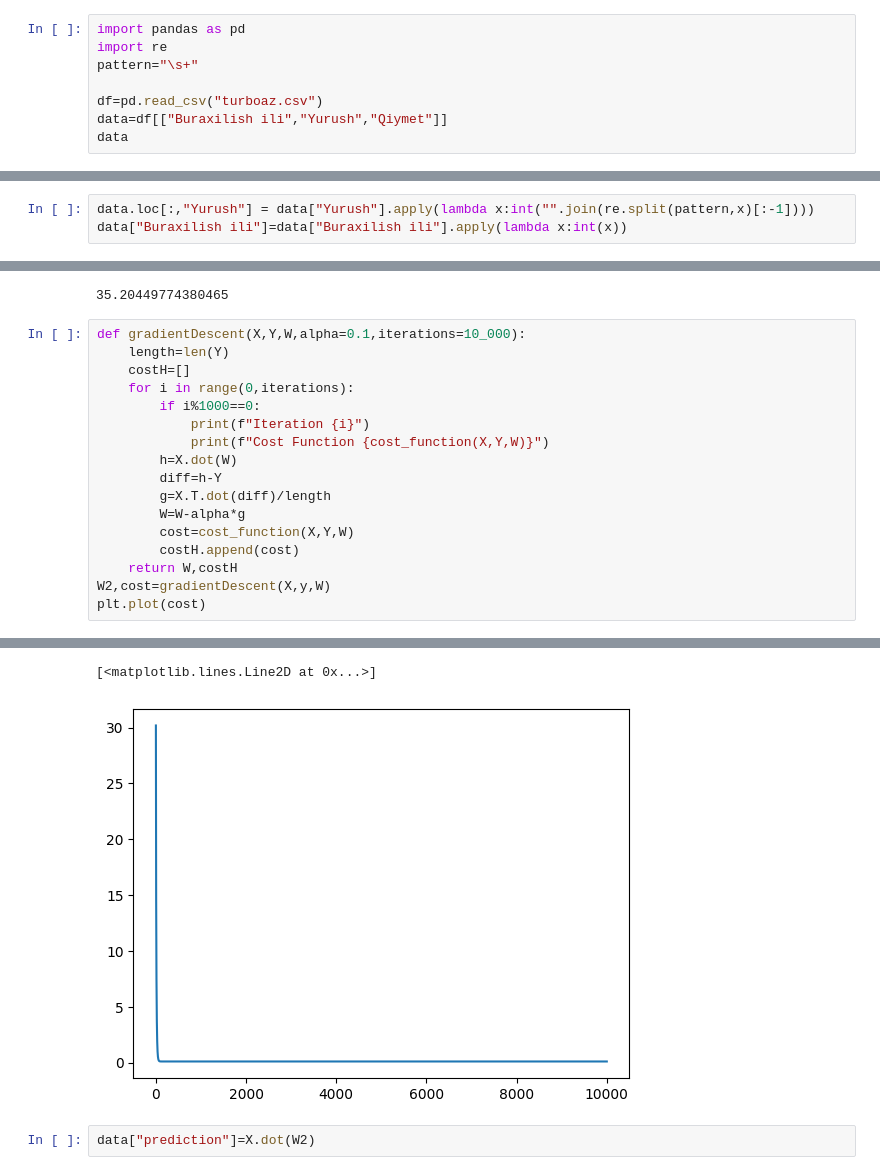
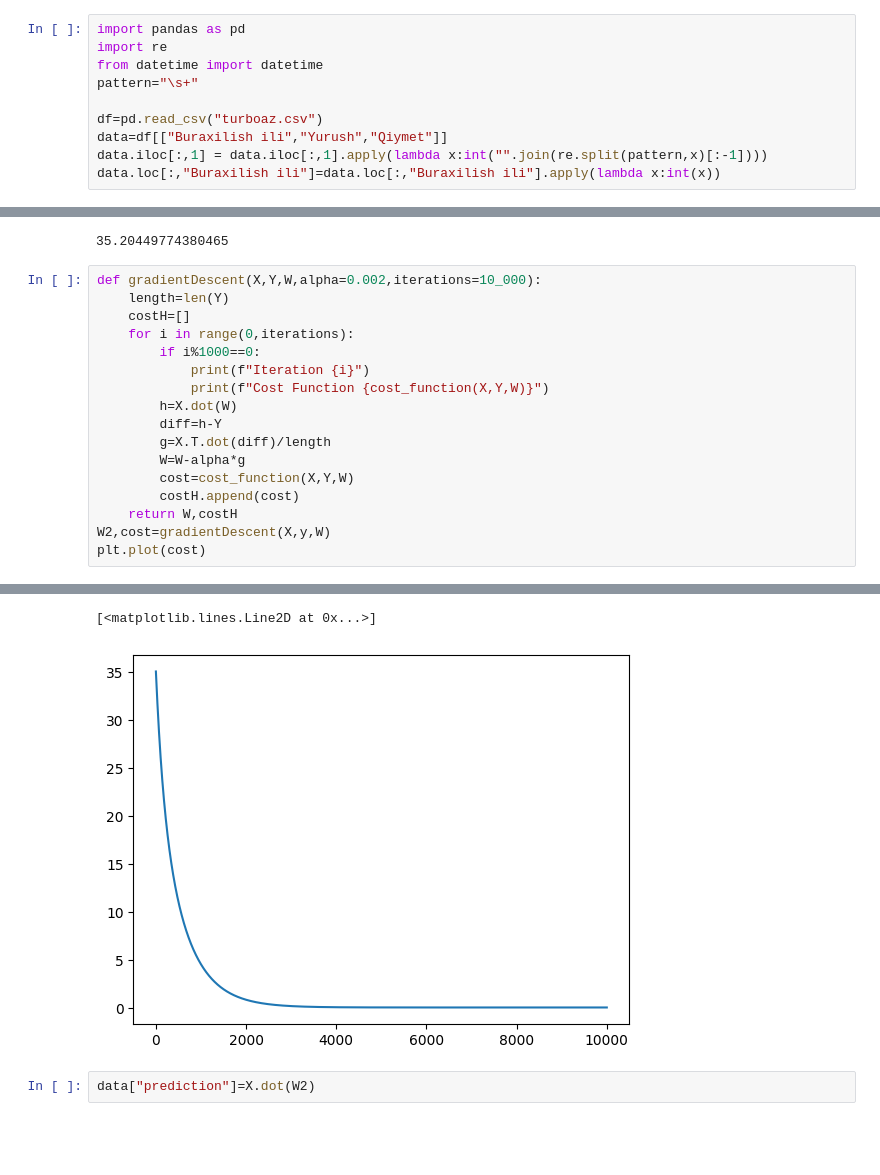
Before and after one commit to YasinVeliyev/Tech-Academy-Data-Science, a Jupyter notebook: Tapşırıq-5/Python/main.ipynb, the cells around one changed output, grey strips where cells are left out. Saved outputs shown, nothing was run; the diff lists cells and outputs as text; blank space fills up the shorter version.

```diff
--- a/Tapşırıq-5/Python/main.ipynb
+++ b/Tapşırıq-5/Python/main.ipynb
@@ -1,9 +1,11 @@
 # %%
 import pandas as pd
 import re
+from datetime import datetime
 pattern="\s+"
 
 df=pd.read_csv("turboaz.csv")
 data=df[["Buraxilish ili","Yurush","Qiymet"]]
-data
+data.iloc[:,1] = data.iloc[:,1].apply(lambda x:int("".join(re.split(pattern,x)[:-1])))
+data.loc[:,"Buraxilish ili"]=data.loc[:,"Buraxilish ili"].apply(lambda x:int(x))
 # %% [output]
@@ -23,3 +21,0 @@ data
-# %%
-data.loc[:,"Yurush"] = data["Yurush"].apply(lambda x:int("".join(re.split(pattern,x)[:-1])))
-data["Buraxilish ili"]=data["Buraxilish ili"].apply(lambda x:int(x))
@@ -202,7 +184,7 @@ print(cost_function(X,y,W))
 # %% [output]
 35.20449774380465
 # %%
-def gradientDescent(X,Y,W,alpha=0.1,iterations=10_000):
+def gradientDescent(X,Y,W,alpha=0.002,iterations=10_000):
     length=len(Y)
     costH=[]
     for i in range(0,iterations):
@@ -242,5 +224,5 @@ Cost Function 0.10614288778721026
 [<matplotlib.lines.Line2D at 0x...>]
-[figure, old version]
+[figure, new version]
 # %%
 data["prediction"]=X.dot(W2)
 # %% [output]
```
Also changed, not shown: parts of 15 cells of this notebook, 7 other files.
